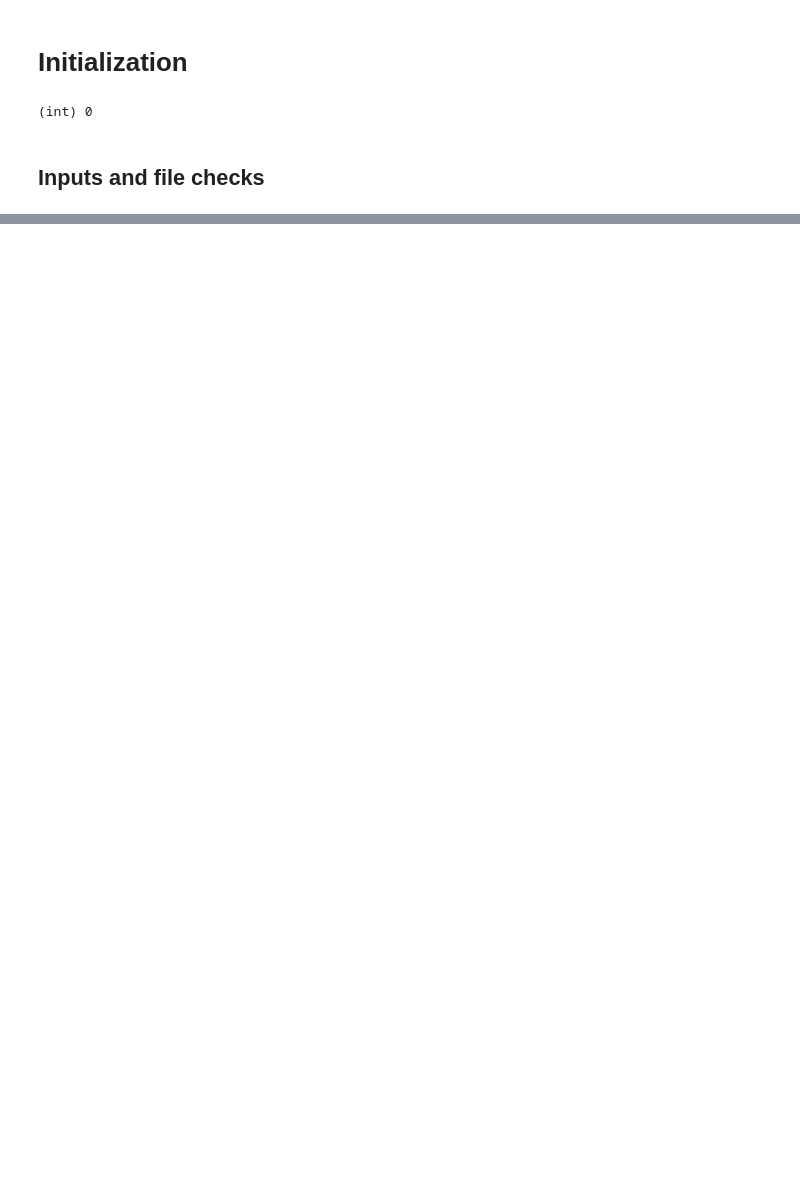
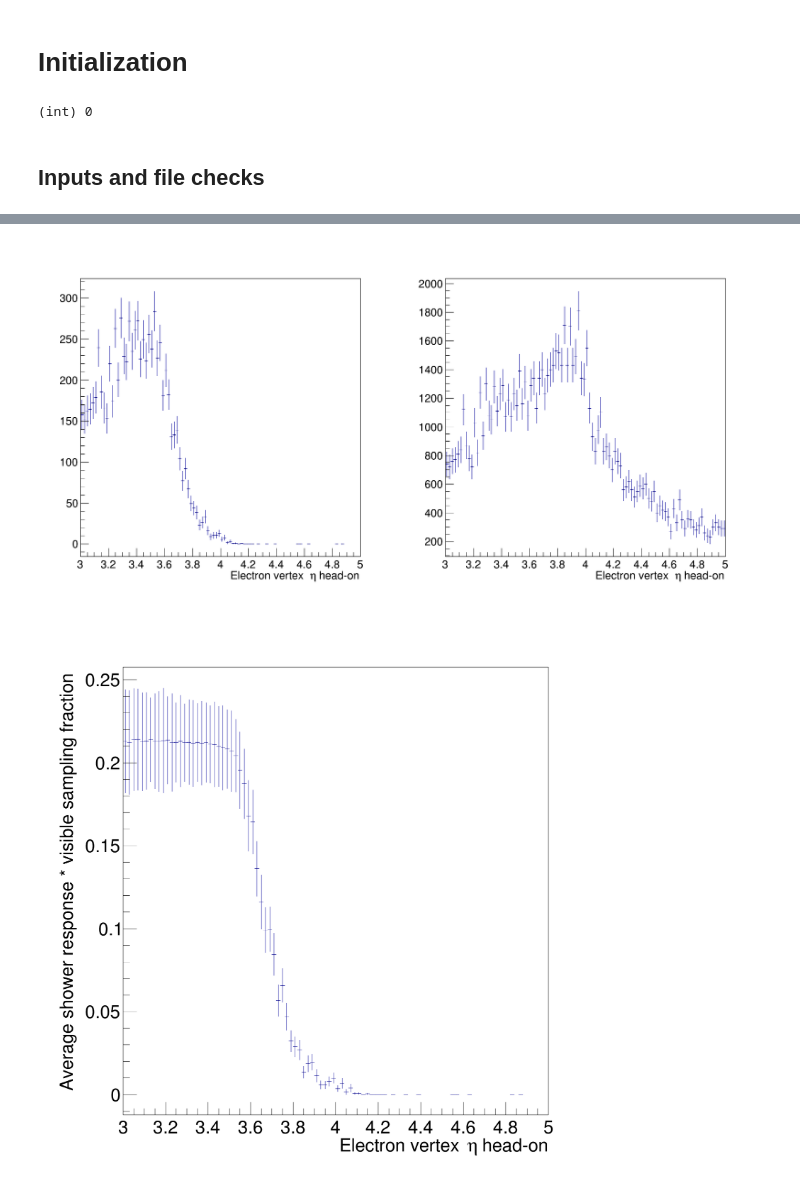
Before and after one commit to blackcathj/macros-1, a Jupyter notebook: detectors/EICDetector/Plot.ipynb, the cells around one changed output, grey strips where cells are left out. Cells and saved outputs as stored; diff of their text form; code cells hidden in the pictures; blank space fills up the shorter version.

```diff
--- a/detectors/EICDetector/Plot.ipynb
+++ b/detectors/EICDetector/Plot.ipynb
@@ -276,0 +275,54 @@ T->Show(0);
+# %%
+%%cpp
+
+{
+    const int n_Seg = 100;
+
+    const char *hist_name_prefix = "Tower1D";
+    auto c1 = new TCanvas(TString("Tower1D") ,
+                        TString("Tower1D"),
+                        1800, 900);
+
+    c1->Divide(2, 1);
+    int idx = 1;
+    TPad *p;
+
+        TH1F * hSumEEta = new TH1F("hSumEEta",";Electron vertex #eta head-on",n_Seg,3,5);
+    {
+        p = (TPad *) c1->cd(idx++);
+        c1->Update();
+        // p->SetLogy();
+
+        T->Draw("TMath::ATanH(PHG4Particle[0].fpz/sqrt((PHG4Particle[0].fpx + 25e-3*PHG4Particle[0].fpz)**2 + PHG4Particle[0].fpy**2 + PHG4Particle[0].fpz**2))>>hSumEEta","Sum$(TOWER_SIM_FEMC.get_energy())")     ;
+    }
+
+        TH1F * hSumVertexEEta = new TH1F("hSumVertexEEta",";Electron vertex #eta head-on",n_Seg,3,5);
+    {
+        p = (TPad *) c1->cd(idx++);
+        c1->Update();
+
+        T->Draw("TMath::ATanH(PHG4Particle[0].fpz/sqrt((PHG4Particle[0].fpx + 25e-3*PHG4Particle[0].fpz)**2 + PHG4Particle[0].fpy**2 + PHG4Particle[0].fpz**2))>>hSumVertexEEta","PHG4Particle[0].fe","colz")     ;
+
+    }
+
+    c1->Draw();
+
+
+    c1 = new TCanvas(TString("Tower1DRatio") ,
+                        TString("Tower1DRatio"),
+                        1800, 1800);
+
+    TH1 * hSumRatioEta = (TH1 *)hSumEEta->Clone("hSumRatioEta");
+
+    hSumRatioEta->GetYaxis()->SetTitle("Average shower response * visible sampling fraction");
+
+    hSumRatioEta->Divide(hSumRatioEta, hSumVertexEEta, 1, 1, "B");
+
+    hSumRatioEta->Draw();
+
+    gPad->SetLeftMargin(0.15);
+
+
+    c1->Draw();
+}
+# %% [output]
@@ -276,0 +333,2 @@ T->Show(0);
+[figure, added]
+[figure, added]
```
Also changed, not shown: parts of 10 cells of this notebook, 3 other files.
